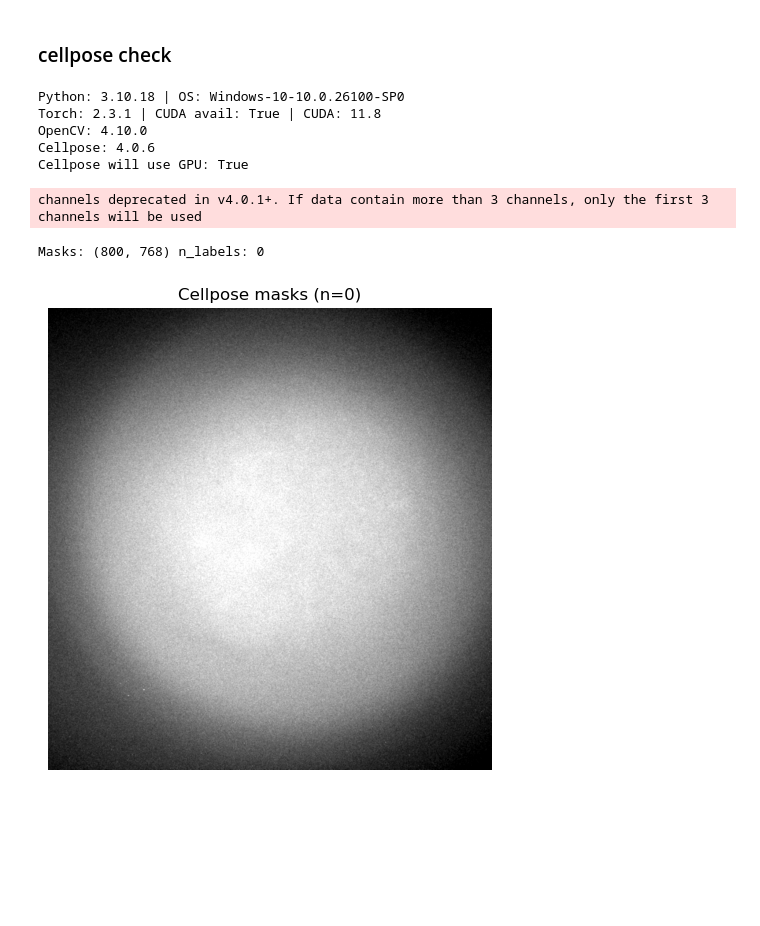
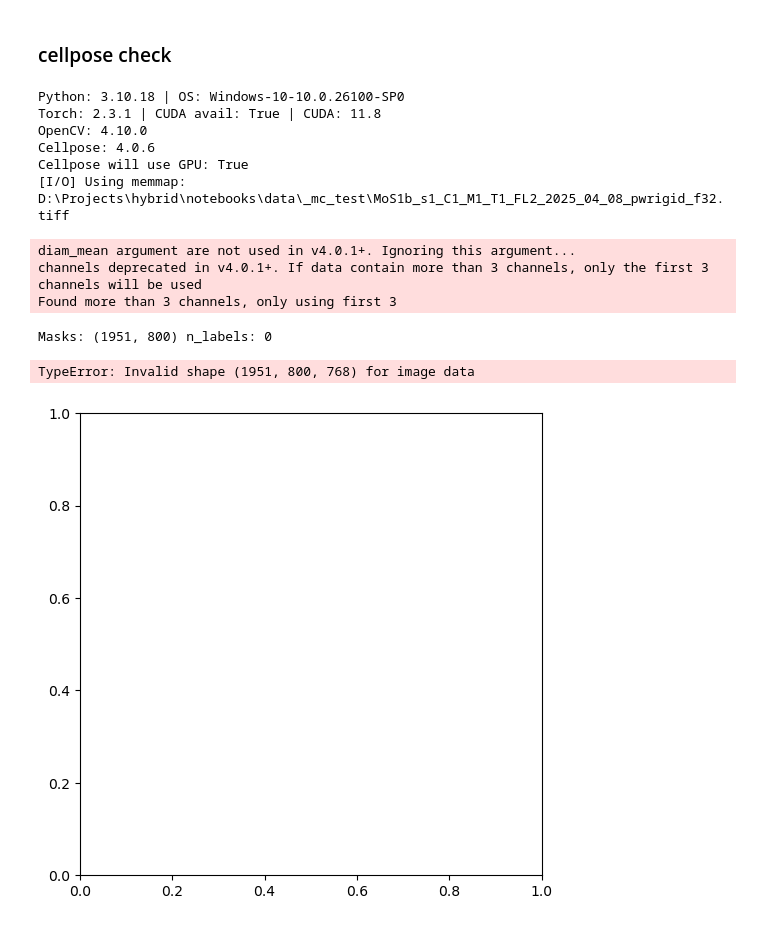
Before and after one commit to VestSmert/hybrid, a Jupyter notebook: notebooks/hybrid_test.ipynb, the cells around one changed output. Drawn from its saved outputs; the diff is of its cells as text; code cells hidden in the pictures; blank space fills up the shorter version.

```diff
--- a/notebooks/hybrid_test.ipynb
+++ b/notebooks/hybrid_test.ipynb
@@ -1060,7 +1059,7 @@ use_gpu = core.use_gpu()
 print("Cellpose will use GPU:", use_gpu)
 
 # --- data ---
-path = r"./_mc_test/MoS1b_s1_C1_M1_T1_FL2_2025_04_08_pwrigid_f32.tiff"
+path = r"./data/_mc_test/MoS1b_s1_C1_M1_T1_FL2_2025_04_08_pwrigid_f32.tiff"
 norm_mode, p_low, p_high = "percentile", 1.0, 99.0
 
 movie = read_tiff_stack(path, normalize=False, p_low=p_low, p_high=p_high,
@@ -1071,33 +1070,37 @@ if norm_mode == "none":
     lo, hi = np.percentile(frame, 1.0), np.percentile(frame, 99.0)
     f = np.clip((frame - lo) / (hi - lo + 1e-6), 0, 1).astype(np.float32, copy=False)
 else:
     f = np.clip(frame, 0, 1)
 
 # --- run Cellpose (v4.x API) ---
 # model_type игнорируется в 4.x; используем дефолтные веса (эквивалент cyto2)
-model = models.CellposeModel(gpu=use_gpu)  # можно добавить device="cuda"
+model = models.CellposeModel(gpu=use_gpu, diam_mean=5)  # можно добавить device="cuda"
 
 # В 4.x eval НЕ принимает net_avg. Минимальный вызов:
 # - передаем список изображений [f]
 # - channels=[0,0] для grayscale
 masks, flows, styles = model.eval([f], channels=[0, 0], diameter=None)
 
 masks = masks[0]
 print("Masks:", masks.shape, "n_labels:", int(masks.max()))
 
 # --- visualize ---
 plt.figure(figsize=(6,6))
 plt.imshow(f, cmap="gray")
 plt.contour(masks, colors="r", linewidths=0.5)
 plt.title(f"Cellpose masks (n={int(masks.max())})")
 plt.axis("off")
 plt.show()
 # %% [output]
 Python: 3.10.18 | OS: Windows-10-10.0.26100-SP0
 Torch: 2.3.1 | CUDA avail: True | CUDA: 11.8
 OpenCV: 4.10.0
 Cellpose: 4.0.6
 Cellpose will use GPU: True
+[I/O] Using memmap: D:\Projects\hybrid\notebooks\data\_mc_test\MoS1b_s1_C1_M1_T1_FL2_2025_04_08_pwrigid_f32.tiff
+diam_mean argument are not used in v4.0.1+. Ignoring this argument...
 channels deprecated in v4.0.1+. If data contain more than 3 channels, only the first 3 channels will be used
+Found more than 3 channels, only using first 3
-Masks: (800, 768) n_labels: 0
+Masks: (1951, 800) n_labels: 0
+TypeError: Invalid shape (1951, 800, 768) for image data
-[figure, old version]
+[figure, new version]
```
Also changed, not shown: parts of 10 cells of this notebook, 20 other files.
